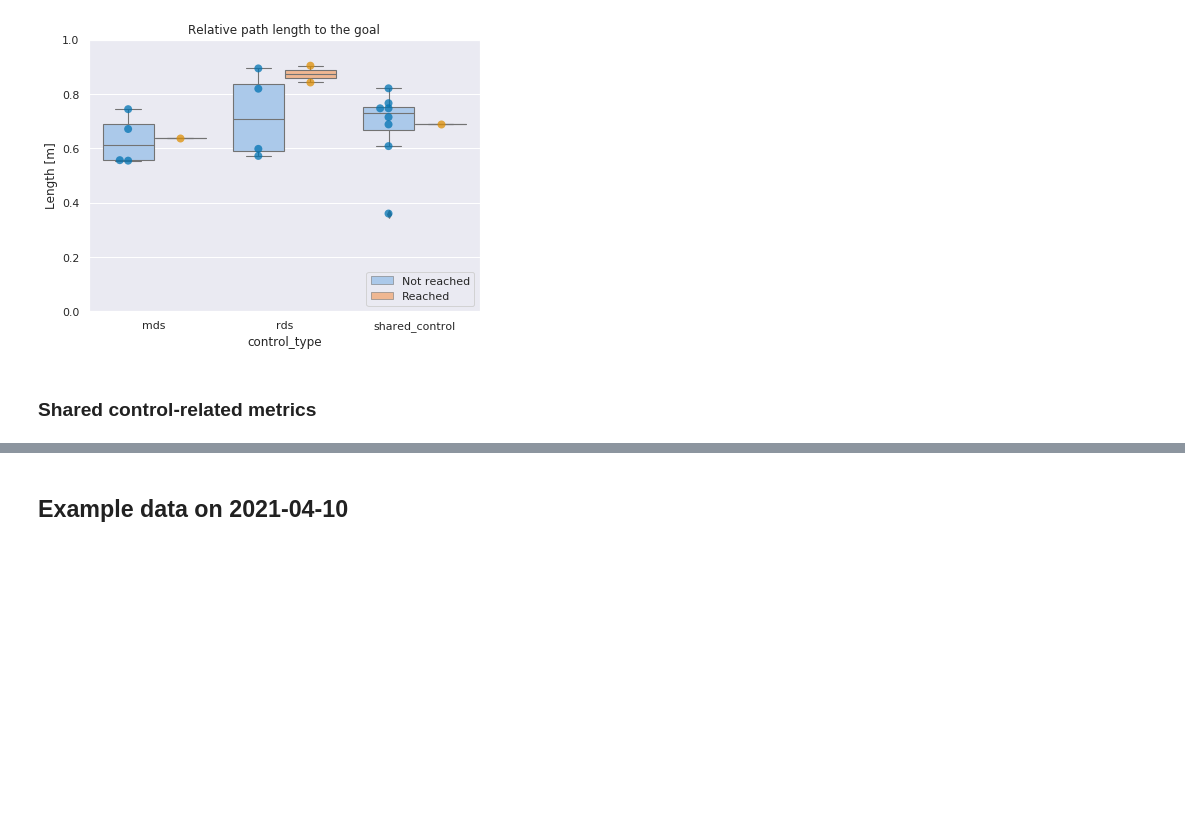
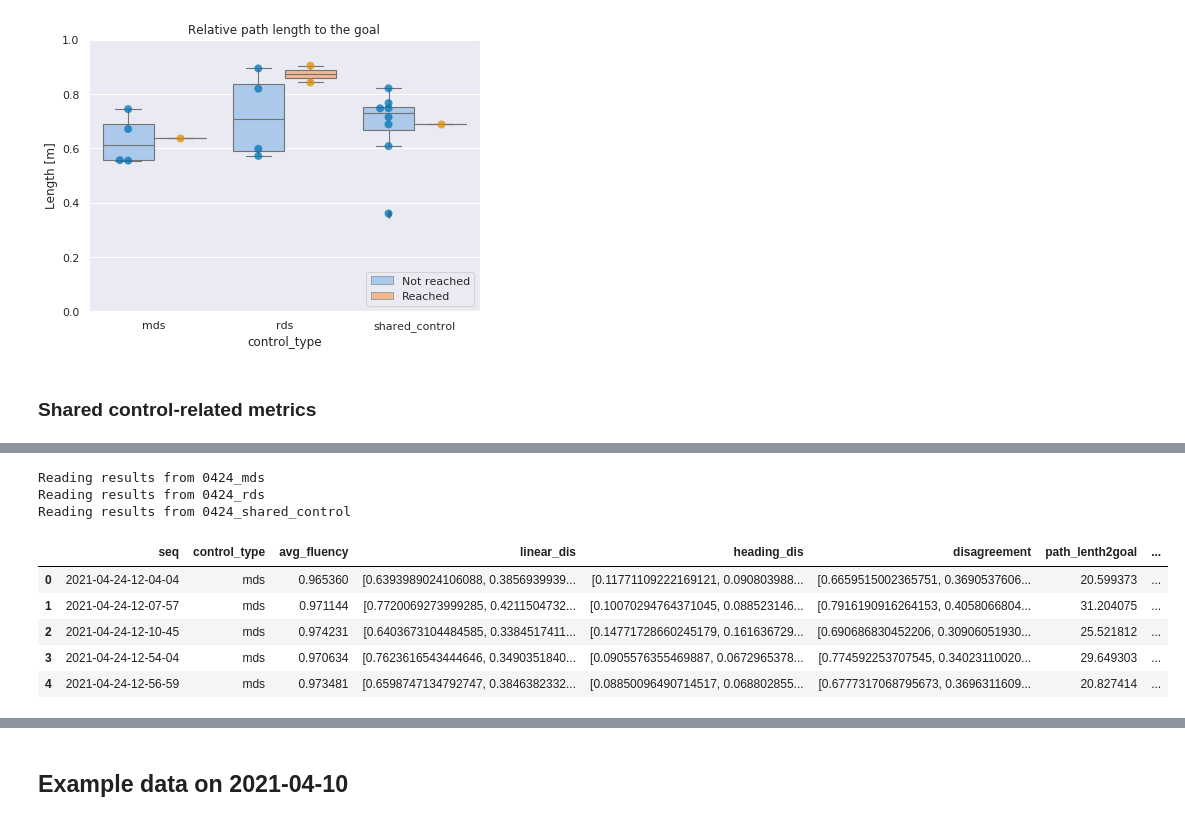
Before and after one commit to epfl-lasa/crowdbot-evaluation-tools, a Jupyter notebook: notebooks/comprehensive_eval.ipynb, the cells around one changed output, grey strips where cells are left out. Drawn from its saved outputs; the diff is of its cells as text; code cells hidden in the pictures; blank space fills up the shorter version.

```diff
--- a/notebooks/comprehensive_eval.ipynb
+++ b/notebooks/comprehensive_eval.ipynb
@@ -415,3 +415,60 @@ categorical_plot(
 - example image of **qolo_command** from 0423_shared_control
 
 ![qolo_command](./img/2021-04-24-13-07-54_qolo_command.png)
+# %%
+control_metrics = ('avg_fluency',
+                   'linear_dis',
+                   'heading_dis',
+                   'disagreement',
+                   'path_lenth2goal',
+                   'goal_reached',
+                   )
+
+# To added: relative jerk and contribution
+
+control_frames = []
+
+for ii, eval_dir in enumerate(eval_dirs):
+
+    print("Reading results from {}".format(eval_dir))
+
+    # new a CrowdBotDatabase() instance
+    eval_database = CrowdBotDatabase(folder=eval_dir)
+
+    cm_dict = {'seq': eval_database.seqs}
+    cm_dict.update(
+        {'control_type': [eval_dir[5:] for i in range(eval_database.nr_seqs())]}
+    )
+    cm_dict.update({k: [] for k in control_metrics})
+
+    for idx, seq in enumerate(eval_database.seqs):
+        eval_res_dir = os.path.join(eval_database.metrics_dir)
+        qolo_eval_npy = os.path.join(eval_res_dir, seq + "_qolo_eval.npy")
+        qolo_eval_dict = np.load(
+            qolo_eval_npy,
+            allow_pickle=True,
+        ).item()
+
+        for iidx, val in enumerate(control_metrics):
+            cm_dict[control_metrics[iidx]].append(qolo_eval_dict[val])
+
+    control_df = pd.DataFrame(cm_dict)
+    control_df.columns = ['seq', 'control_type'] + list(control_metrics)
+
+    # Filter path_lenth2goal less than 10 meter
+    control_df = control_df[control_df.path_lenth2goal >= 10.0]
+
+    control_frames.append(control_df)
+
+control_metrics_df = pd.concat(control_frames, ignore_index=True)
+control_metrics_df.head()
+# %% [output]
+Reading results from 0424_mds
+Reading results from 0424_rds
+Reading results from 0424_shared_control
+|  | seq | control_type | avg_fluency | linear_dis | heading_dis | disagreement | path_lenth2goal | ... |
+| 0 | 2021-04-24-12-04-04 | mds | 0.965360 | [0.6393989024106088, 0.3856939939... | [0.11771109222169121, 0.090803988... | [0.6659515002365751, 0.3690537606... | 20.599373 | ... |
+| 1 | 2021-04-24-12-07-57 | mds | 0.971144 | [0.7720069273999285, 0.4211504732... | [0.10070294764371045, 0.088523146... | [0.7916190916264153, 0.4058066804... | 31.204075 | ... |
+| 2 | 2021-04-24-12-10-45 | mds | 0.974231 | [0.6403673104484585, 0.3384517411... | [0.14771728660245179, 0.161636729... | [0.690686830452206, 0.30906051930... | 25.521812 | ... |
+| 3 | 2021-04-24-12-54-04 | mds | 0.970634 | [0.7623616543444646, 0.3490351840... | [0.0905576355469887, 0.0672965378... | [0.774592253707545, 0.34023110020... | 29.649303 | ... |
+| 4 | 2021-04-24-12-56-59 | mds | 0.973481 | [0.6598747134792747, 0.3846382332... | [0.08850096490714517, 0.068802855... | [0.6777317068795673, 0.3696311609... | 20.827414 | ... |
```
Also changed, not shown: parts of 3 cells of this notebook.
